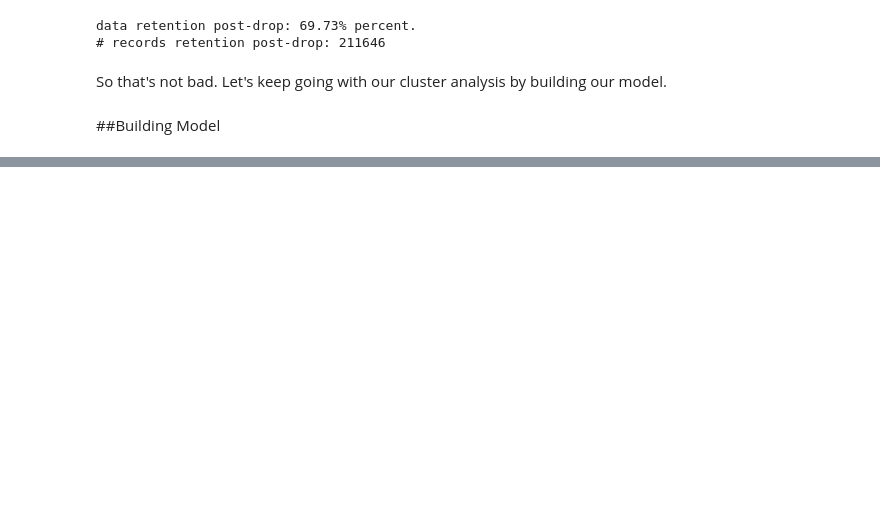
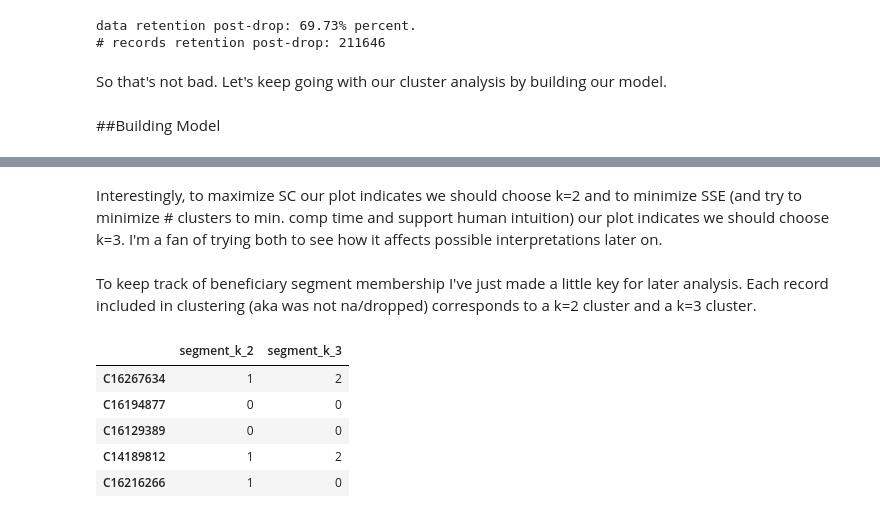
Before and after one commit to cesleem/DAT_SF_14, a Jupyter notebook: project/Cluster Analysis.ipynb, the cells around one changed output, grey strips where cells are left out. Saved outputs shown, nothing was run; the diff lists cells and outputs as text; code cells hidden in the pictures; blank space fills up the shorter version.

```diff
--- a/project/Cluster Analysis.ipynb
+++ b/project/Cluster Analysis.ipynb
@@ -70,0 +122,2 @@ for k in k_range:
+# %% [markdown]
+Interestingly, to maximize SC our plot indicates we should choose k=2 and to minimize SSE (and try to minimize # clusters to min. comp time and support human intuition) our plot indicates we should choose k=3.  I'm a fan of trying both to see how it affects possible interpretations later on.
@@ -70,0 +139,11 @@ for k in k_range:
+# %% [markdown]
+To keep track of beneficiary segment membership I've just made a little key for later analysis.  Each record included in clustering (aka was not na/dropped) corresponds to a k=2 cluster and a k=3 cluster.
+# %%
+ID_to_kmsegment.head()
+# %% [output]
+|  | segment_k_2 | segment_k_3 |
+| C16267634 | 1 | 2 |
+| C16194877 | 0 | 0 |
+| C16129389 | 0 | 0 |
+| C14189812 | 1 | 2 |
+| C16216266 | 1 | 0 |
```
Also changed, not shown: parts of 17 cells of this notebook, 4 other files.
